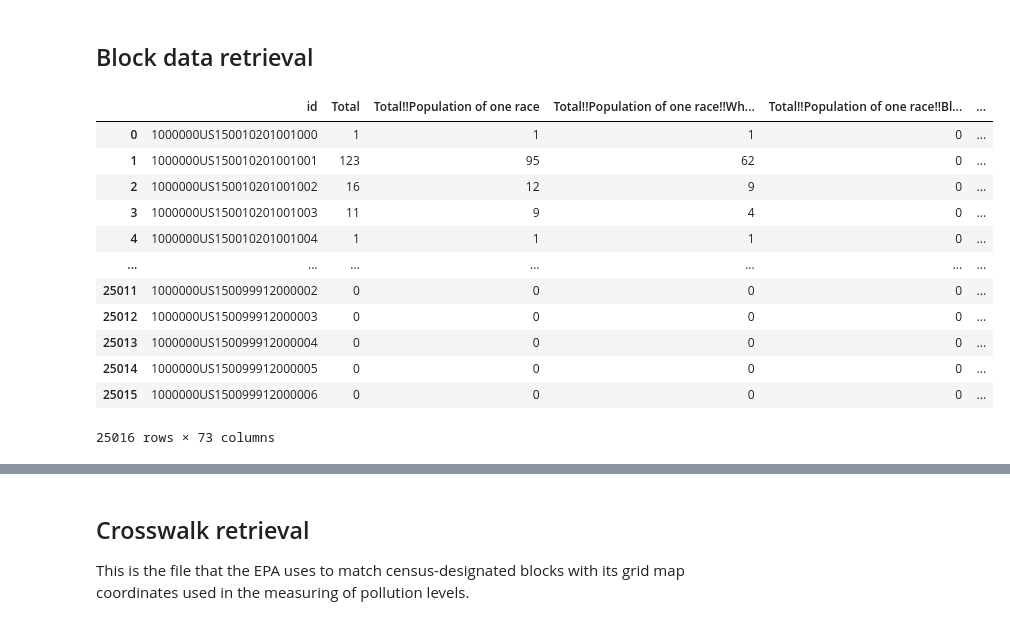
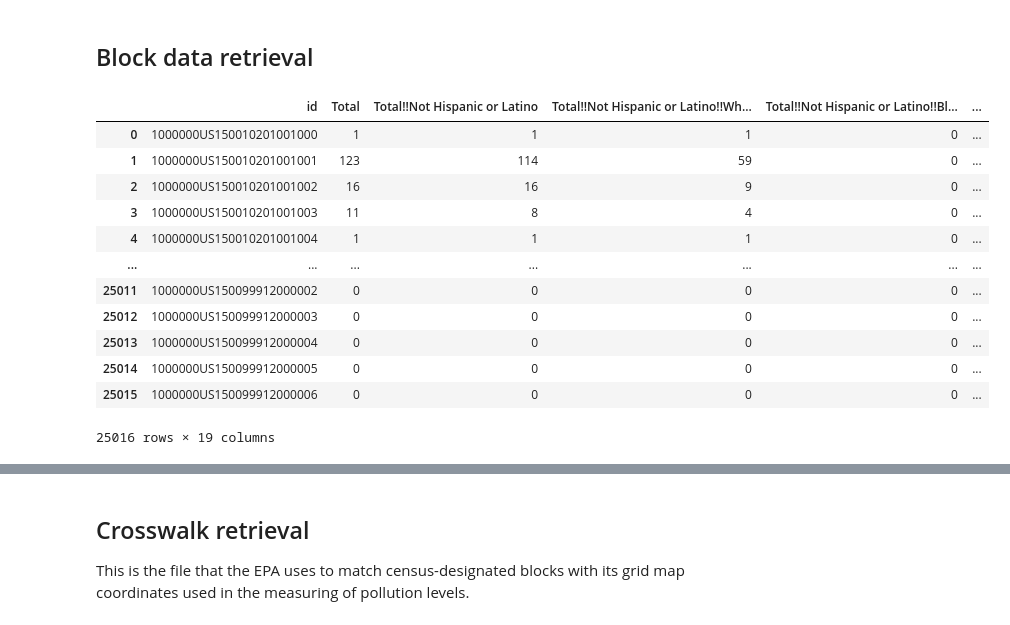
Before and after one commit to jasondamico/d3-visualizations, a Jupyter notebook: propublica_hotspots/python/cleaning.ipynb, the cells around one changed output, grey strips where cells are left out. Drawn from its saved outputs; the diff is of its cells as text; code cells hidden in the pictures.

```diff
--- a/propublica_hotspots/python/cleaning.ipynb
+++ b/propublica_hotspots/python/cleaning.ipynb
@@ -126,14 +141,14 @@ df
 ## Block data retrieval
 # %%
 # Using Hawaii as example/proof of concept
-hi_blocks_raw = pd.read_csv("../data/HI/DECENNIALPL2010.P1_2022-07-22T131852/DECENNIALPL2010.P1_data_with_overlays_2022-07-22T131846.csv", skiprows=1)
+hi_blocks_raw = pd.read_csv("../data/HI/DECENNIALSF12010.P5_2022-07-29T131133/DECENNIALSF12010.P5_data_with_overlays_2022-07-29T131128.csv", skiprows=1)
 hi_blocks_raw
 # %% [output]
-|  | id | Total | Total!!Population of one race | Total!!Population of one race!!Wh... | Total!!Population of one race!!Bl... | ... |
+|  | id | Total | Total!!Not Hispanic or Latino | Total!!Not Hispanic or Latino!!Wh... | Total!!Not Hispanic or Latino!!Bl... | ... |
 | 0 | 1000000US150010201001000 | 1 | 1 | 1 | 0 | ... |
-| 1 | 1000000US150010201001001 | 123 | 95 | 62 | 0 | ... |
-| 2 | 1000000US150010201001002 | 16 | 12 | 9 | 0 | ... |
-| 3 | 1000000US150010201001003 | 11 | 9 | 4 | 0 | ... |
+| 1 | 1000000US150010201001001 | 123 | 114 | 59 | 0 | ... |
+| 2 | 1000000US150010201001002 | 16 | 16 | 9 | 0 | ... |
+| 3 | 1000000US150010201001003 | 11 | 8 | 4 | 0 | ... |
 | 4 | 1000000US150010201001004 | 1 | 1 | 1 | 0 | ... |
 | ... | ... | ... | ... | ... | ... | ... |
 | 25011 | 1000000US150099912000002 | 0 | 0 | 0 | 0 | ... |
@@ -141,7 +156,7 @@ hi_blocks_raw
 | 25013 | 1000000US150099912000004 | 0 | 0 | 0 | 0 | ... |
 | 25014 | 1000000US150099912000005 | 0 | 0 | 0 | 0 | ... |
 | 25015 | 1000000US150099912000006 | 0 | 0 | 0 | 0 | ... |
-25016 rows × 73 columns
+25016 rows × 19 columns
 # %%
 def clean_blocks(raw_blocks):
     blocks = pd.DataFrame(raw_blocks)
```
Also changed, not shown: parts of 8 cells of this notebook.
